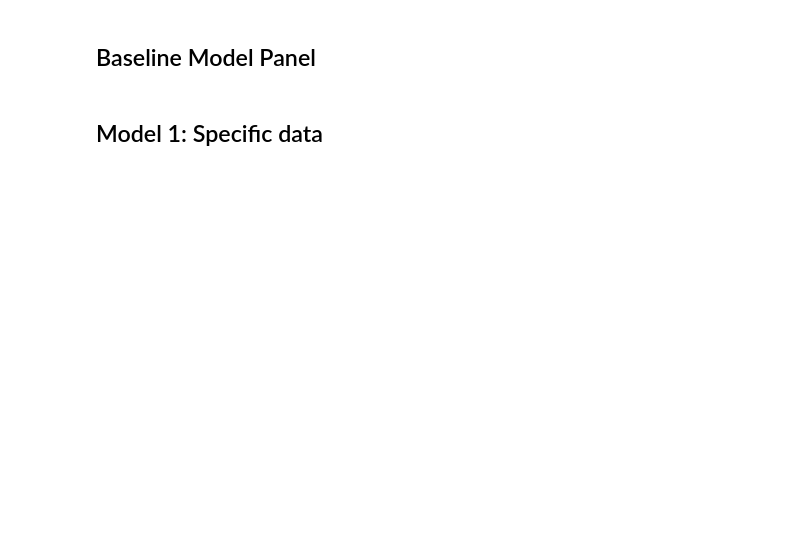
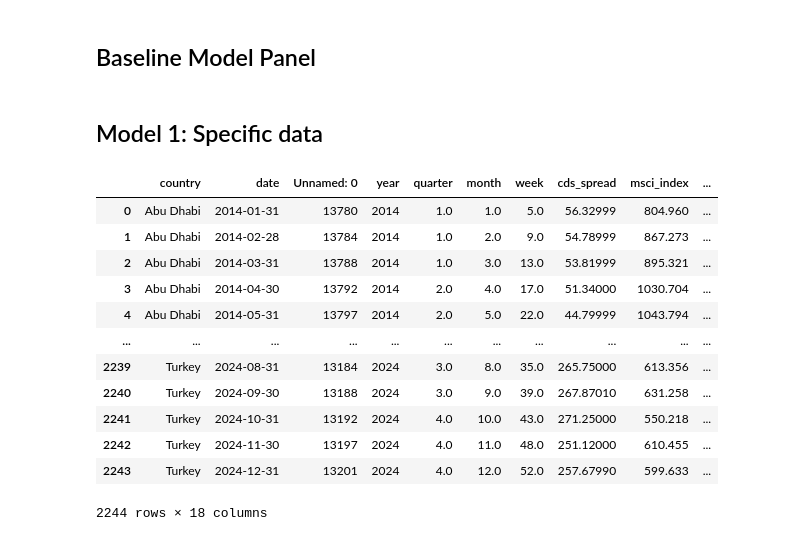
Before and after one commit to juanfp02/commodities_and_sovereigns, a Jupyter notebook: Chapter_02/CCA_M1_Adjusting_Equity.ipynb, the cells around one changed output. Drawn from its saved outputs; the diff is of its cells as text; code cells hidden in the pictures; blank space fills up the shorter version.

Commit message:
Changing to monthly frequency

```diff
--- a/Chapter_02/CCA_M1_Adjusting_Equity.ipynb
+++ b/Chapter_02/CCA_M1_Adjusting_Equity.ipynb
@@ -30,30 +30,54 @@ cca_panel_df['external_debt_mn_usd'] = cca_panel_df['external_debt_mn_usd']/1000
 # %%
 
 #Join oil prices and oil futures
 oil_prices = pd.read_csv('../data/processed/Oil/oil_prices_datastream.csv')
 oil_prices['date'] = pd.to_datetime(oil_prices['date'])
 oil_futures = pd.read_csv('../data/processed/Oil/oil_futures.csv')
 oil_futures['date'] = pd.to_datetime(oil_futures['date'])
 
 cca_panel_df = cca_panel_df.merge(oil_prices[['date','Brent']], on='date', how='left')
 cca_panel_df = cca_panel_df.merge(oil_futures[['date','Brent_12m']],on='date',how='left')
 
 oil_prod = pd.read_csv('../data/processed/Oil/crude_oil_production.csv')
 oil_prod = oil_prod.rename(columns={oil_prod.columns[0]: 'country'})
 oil_prod = oil_prod.melt(id_vars='country', var_name='year', value_name='oil_production_Mt_yr')
 oil_prod['year'] = oil_prod['year'].astype(int)
 
 # UAE for Abu Dhabi and Dubai
 uae = oil_prod[oil_prod['country'] == 'United Arab Emirates'].copy()
 for name in ['Abu Dhabi', 'Dubai']:
     rows = uae.copy()
     rows['country'] = name
     oil_prod = pd.concat([oil_prod, rows], ignore_index=True)
 
 cca_panel_df['year'] = cca_panel_df['date'].dt.year
 cca_panel_df = cca_panel_df.merge(oil_prod[['year', 'country', 'oil_production_Mt_yr']],
                                    on=['country', 'year'], how='left')
 cca_panel_df['oil_production_Mt_yr'] = cca_panel_df['oil_production_Mt_yr'].fillna(0)
 cca_panel_df['oil_production_Mt_yr'] = cca_panel_df['oil_production_Mt_yr'].astype(int)
+
+cca_panel_df.set_index(['date','country'], inplace=True)
+cca_panel_df = (
+    cca_panel_df
+    .groupby('country')
+    .resample('ME', level='date')
+    .last()
+)
+cca_panel_df.reset_index(inplace=True)
+cca_panel_df
+# %% [output]
+|  | country | date | Unnamed: 0 | year | quarter | month | week | cds_spread | msci_index | ... |
+| 0 | Abu Dhabi | 2014-01-31 | 13780 | 2014 | 1.0 | 1.0 | 5.0 | 56.32999 | 804.960 | ... |
+| 1 | Abu Dhabi | 2014-02-28 | 13784 | 2014 | 1.0 | 2.0 | 9.0 | 54.78999 | 867.273 | ... |
+| 2 | Abu Dhabi | 2014-03-31 | 13788 | 2014 | 1.0 | 3.0 | 13.0 | 53.81999 | 895.321 | ... |
+| 3 | Abu Dhabi | 2014-04-30 | 13792 | 2014 | 2.0 | 4.0 | 17.0 | 51.34000 | 1030.704 | ... |
+| 4 | Abu Dhabi | 2014-05-31 | 13797 | 2014 | 2.0 | 5.0 | 22.0 | 44.79999 | 1043.794 | ... |
+| ... | ... | ... | ... | ... | ... | ... | ... | ... | ... | ... |
+| 2239 | Turkey | 2024-08-31 | 13184 | 2024 | 3.0 | 8.0 | 35.0 | 265.75000 | 613.356 | ... |
+| 2240 | Turkey | 2024-09-30 | 13188 | 2024 | 3.0 | 9.0 | 39.0 | 267.87010 | 631.258 | ... |
+| 2241 | Turkey | 2024-10-31 | 13192 | 2024 | 4.0 | 10.0 | 43.0 | 271.25000 | 550.218 | ... |
+| 2242 | Turkey | 2024-11-30 | 13197 | 2024 | 4.0 | 11.0 | 48.0 | 251.12000 | 610.455 | ... |
+| 2243 | Turkey | 2024-12-31 | 13201 | 2024 | 4.0 | 12.0 | 52.0 | 257.67990 | 599.633 | ... |
+2244 rows × 18 columns
 # %%
 results = pd.DataFrame()
```
Also changed, not shown: parts of 5 cells of this notebook, 2 other files.
